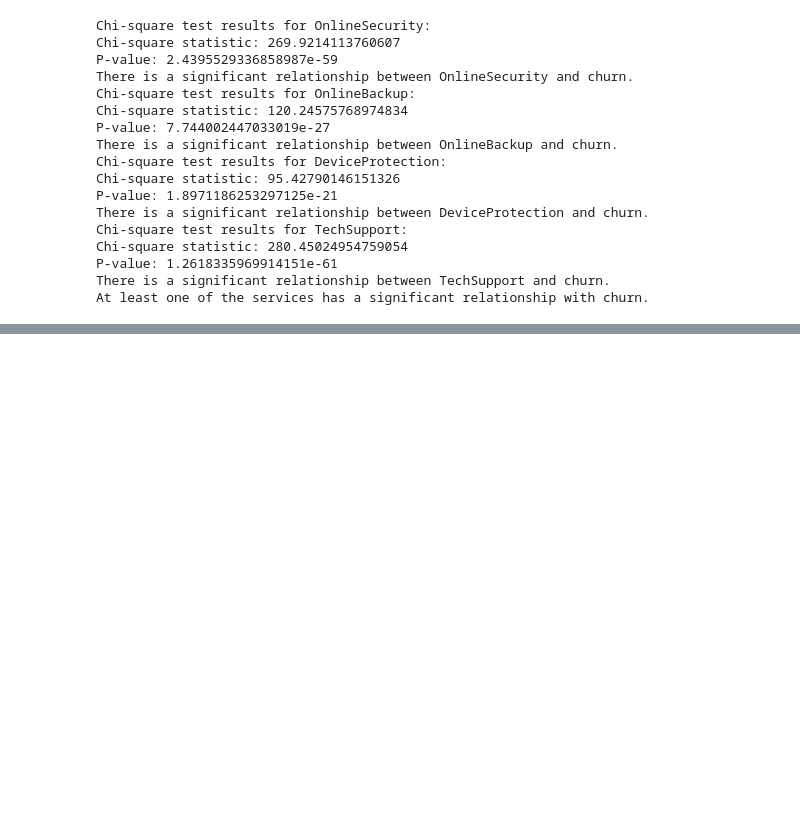
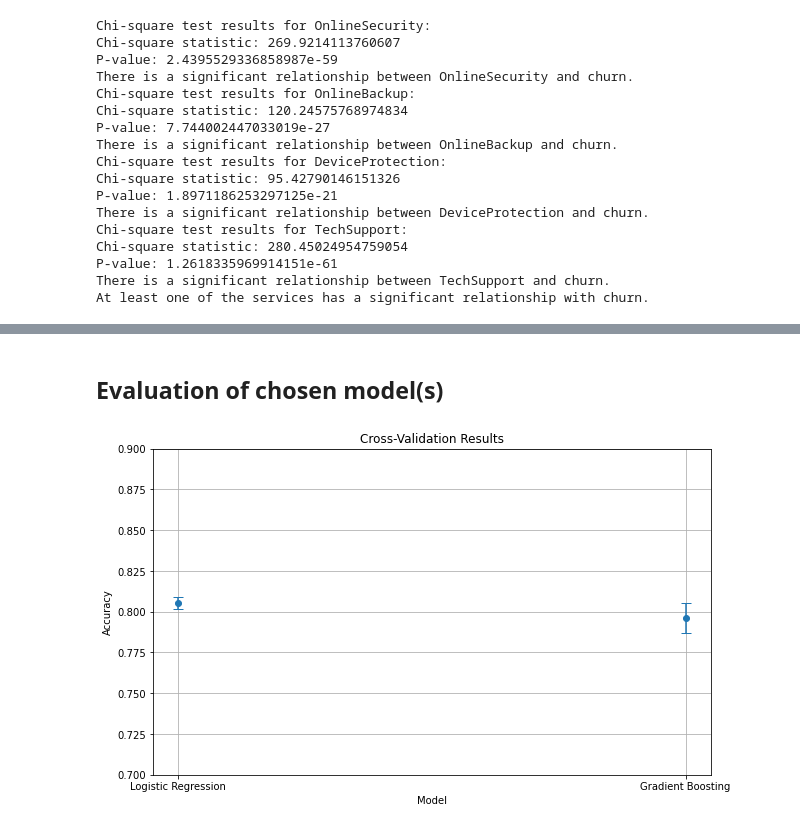
Before and after one commit to Aseye-Amedofu/Customer-churn-classification-project, a Jupyter notebook: LP2_Classification_Telco_customer_churn.ipynb, the cells around one changed output, grey strips where cells are left out. Cells and saved outputs as stored; diff of their text form; code cells hidden in the pictures; blank space fills up the shorter version.

```diff
--- a/LP2_Classification_Telco_customer_churn.ipynb
+++ b/LP2_Classification_Telco_customer_churn.ipynb
@@ -1027,0 +1268,32 @@ At least one of the services has a significant relationship with churn.
+# %% [markdown]
+## Evaluation of chosen model(s)
+# %%
+# Define the models
+logistic_regression = LogisticRegression()
+gradient_boosting = GradientBoostingClassifier()
+# %%
+# Chosen Models: Logistic Regression and Gradient Boosting
+models = ['Logistic Regression', 'Gradient Boosting']
+classifiers = [logistic_regression, gradient_boosting]
+# %%
+# Evaluate models using k-Fold Cross-Validation
+cv_results = []
+for model in classifiers:
+    scores = cross_val_score(model, X, y, cv=5, scoring='accuracy')
+    cv_results.append(scores)
+# %%
+# Calculate mean and standard deviation of cross-validation results
+mean_scores = [np.mean(scores) for scores in cv_results]
+std_scores = [np.std(scores) for scores in cv_results]
+# %%
+# Plot the cross-validation results
+plt.figure(figsize=(10, 6))
+plt.errorbar(models, mean_scores, yerr=std_scores, fmt='o', capsize=5)
+plt.title('Cross-Validation Results')
+plt.xlabel('Model')
+plt.ylabel('Accuracy')
+plt.ylim([0.7, 0.9])
+plt.grid(True)
+plt.show()
+# %% [output]
+[figure, added]
```
Also changed, not shown: parts of 24 cells of this notebook.
